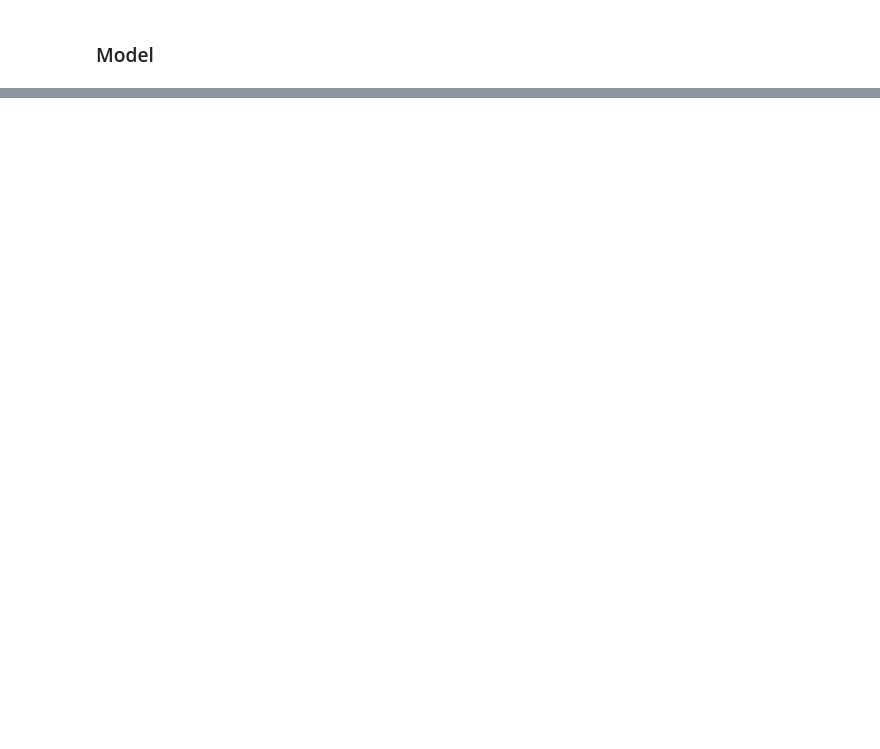
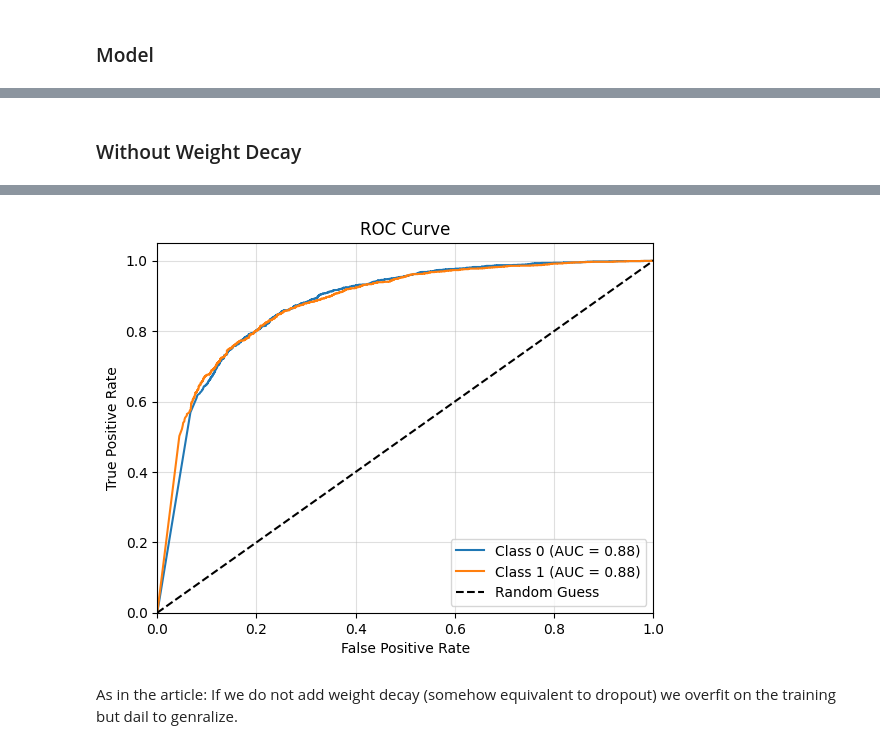
Before and after one commit to greglcr/GeometricDL, a Jupyter notebook: dataprocess.ipynb, the cells around one changed output, grey strips where cells are left out. Drawn from its saved outputs; the diff is of its cells as text; code cells hidden in the pictures; blank space fills up the shorter version.

```diff
--- a/dataprocess.ipynb
+++ b/dataprocess.ipynb
@@ -90,15 +93,15 @@ def combine_features(dataset_bert, dataset_profile):
     return combined_data
 
 # Combine features for train, val, and test datasets
-"""
+
 train_dataset = combine_features(train_dataset_bert, train_dataset_profile)
 val_dataset = combine_features(val_dataset_bert, val_dataset_profile)
 test_dataset = combine_features(test_dataset_bert, test_dataset_profile)
-"""
+
 
 # Create DataLoaders
-train_loader = DataLoader(train_dataset_bert, batch_size=128, shuffle=True)
-val_loader = DataLoader(val_dataset_bert, batch_size=128, shuffle=False)
-test_loader = DataLoader(test_dataset_bert, batch_size=128, shuffle=False)
-print(len(train_dataset_bert) + len(val_dataset_bert) + len(test_dataset_bert))
+train_loader = DataLoader(train_dataset, batch_size=128, shuffle=True) # In the article they use a batch size of 1 but we do not have the power to do it (it takes too much time).
+val_loader = DataLoader(val_dataset, batch_size=128, shuffle=False)
+test_loader = DataLoader(test_dataset, batch_size=128, shuffle=False)
+print(len(train_dataset) + len(val_dataset) + len(test_dataset))
 # %% [output]
@@ -238,0 +295,14 @@ Epoch: 199, Loss: 0.5643, Train: 0.9249, Val: 0.7839, Test: 0.7755
+# %% [markdown]
+### Without Weight Decay
+# %%
+device = torch.device('cuda' if torch.cuda.is_available() else 'cpu')
+model = Net(778, 256,train_dataset_bert.num_classes, concat=True).to(device)
+optimizer = torch.optim.Adam(model.parameters(), lr=3e-4,amsgrad=True)
+for epoch in range(1, 200):
+    loss = train(model)
+    train_acc = test(train_loader, model)
+    val_acc = test(val_loader, model)
+    test_acc = test(test_loader, model)
+    print(f'Epoch: {epoch:02d}, Loss: {loss:.4f}, Train: {train_acc:.4f}, 'f'Val: {val_acc:.4f}, Test: {test_acc:.4f}')
+plot_roc_curve(test_loader,model)
+# %% [output]
@@ -238,0 +326,3 @@ Epoch: 199, Loss: 0.5643, Train: 0.9249, Val: 0.7839, Test: 0.7755
+[figure, added]
+# %% [markdown]
+As in the article: If we do not add weight decay (somehow equivalent to dropout) we overfit on the training but dail to genralize.
```
Also changed, not shown: parts of 13 cells of this notebook.
